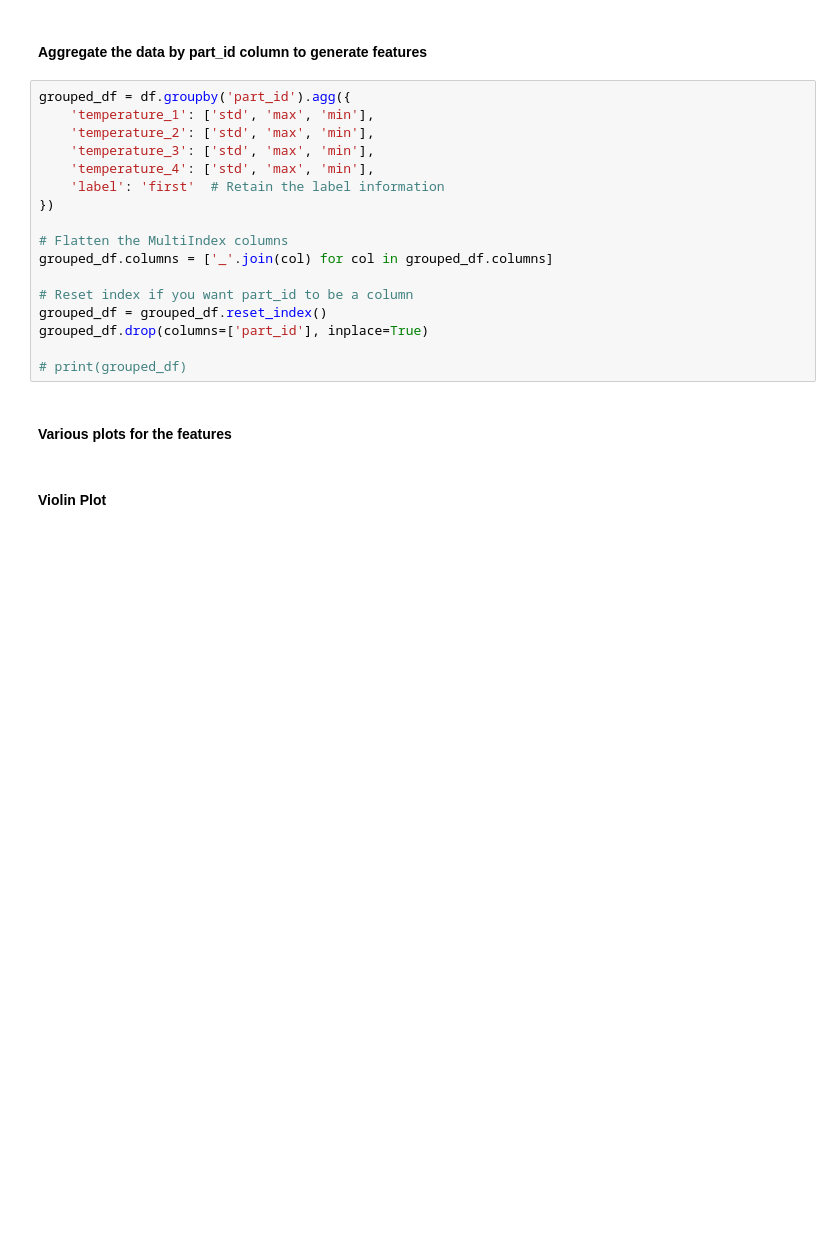
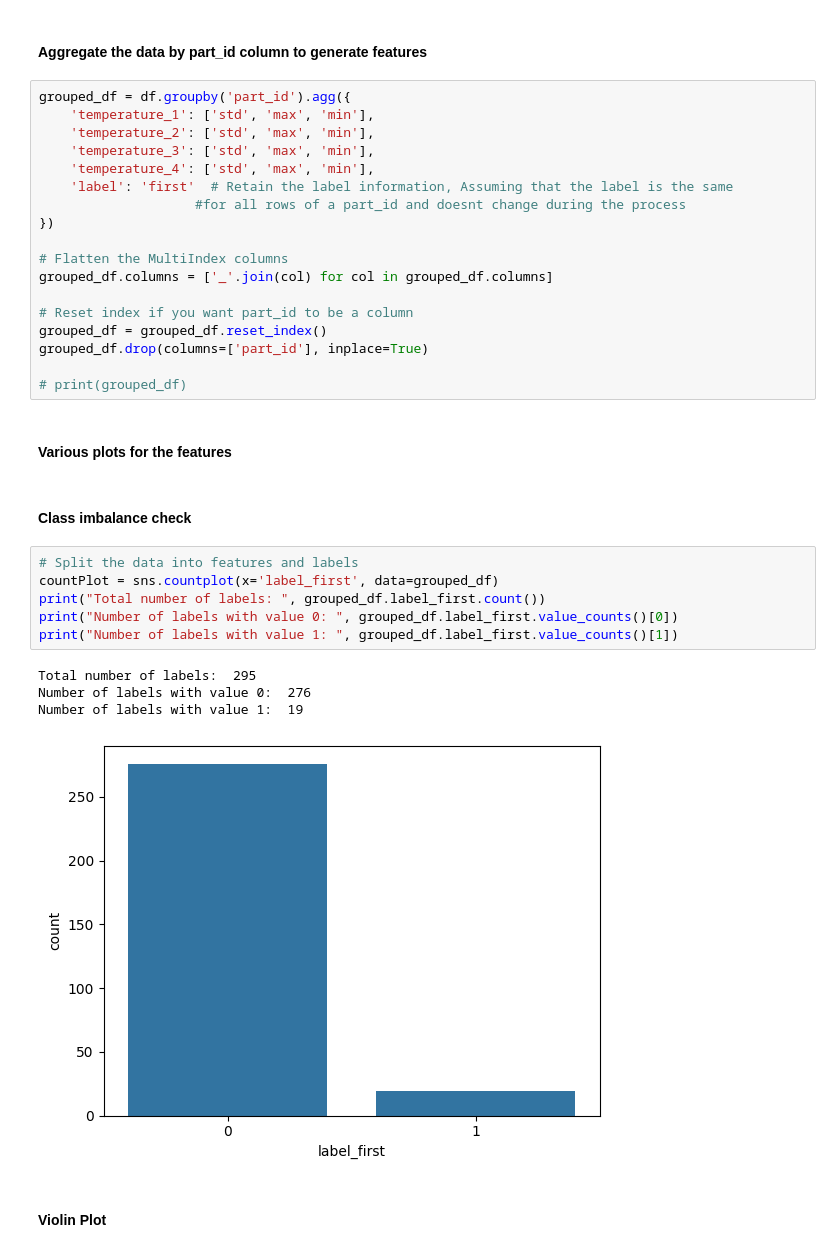
Before and after one commit to 7Mcking/TVaritAssignment, a Jupyter notebook: Assignment.ipynb, the cells around one changed output. Saved outputs shown, nothing was run; the diff lists cells and outputs as text; blank space fills up the shorter version.

```diff
--- a/Assignment.ipynb
+++ b/Assignment.ipynb
@@ -72,7 +82,8 @@ grouped_df = df.groupby('part_id').agg({
     'temperature_2': ['std', 'max', 'min'],
     'temperature_3': ['std', 'max', 'min'],
     'temperature_4': ['std', 'max', 'min'],
-    'label': 'first'  # Retain the label information
+    'label': 'first'  # Retain the label information, Assuming that the label is the same
+                    #for all rows of a part_id and doesnt change during the process
 })
 
 # Flatten the MultiIndex columns
@@ -85,6 +96,19 @@ grouped_df.drop(columns=['part_id'], inplace=True)
 # print(grouped_df)
 # %% [markdown]
 #### Various plots for the features
+# %% [markdown]
+#### Class imbalance check
+# %%
+# Split the data into features and labels
+countPlot = sns.countplot(x='label_first', data=grouped_df)
+print("Total number of labels: ", grouped_df.label_first.count())
+print("Number of labels with value 0: ", grouped_df.label_first.value_counts()[0])
+print("Number of labels with value 1: ", grouped_df.label_first.value_counts()[1])
+# %% [output]
+Total number of labels:  295
+Number of labels with value 0:  276
+Number of labels with value 1:  19
+[figure, added]
 # %% [markdown]
 #### Violin Plot
 # %%
```
Also changed, not shown: parts of 52 cells of this notebook.
